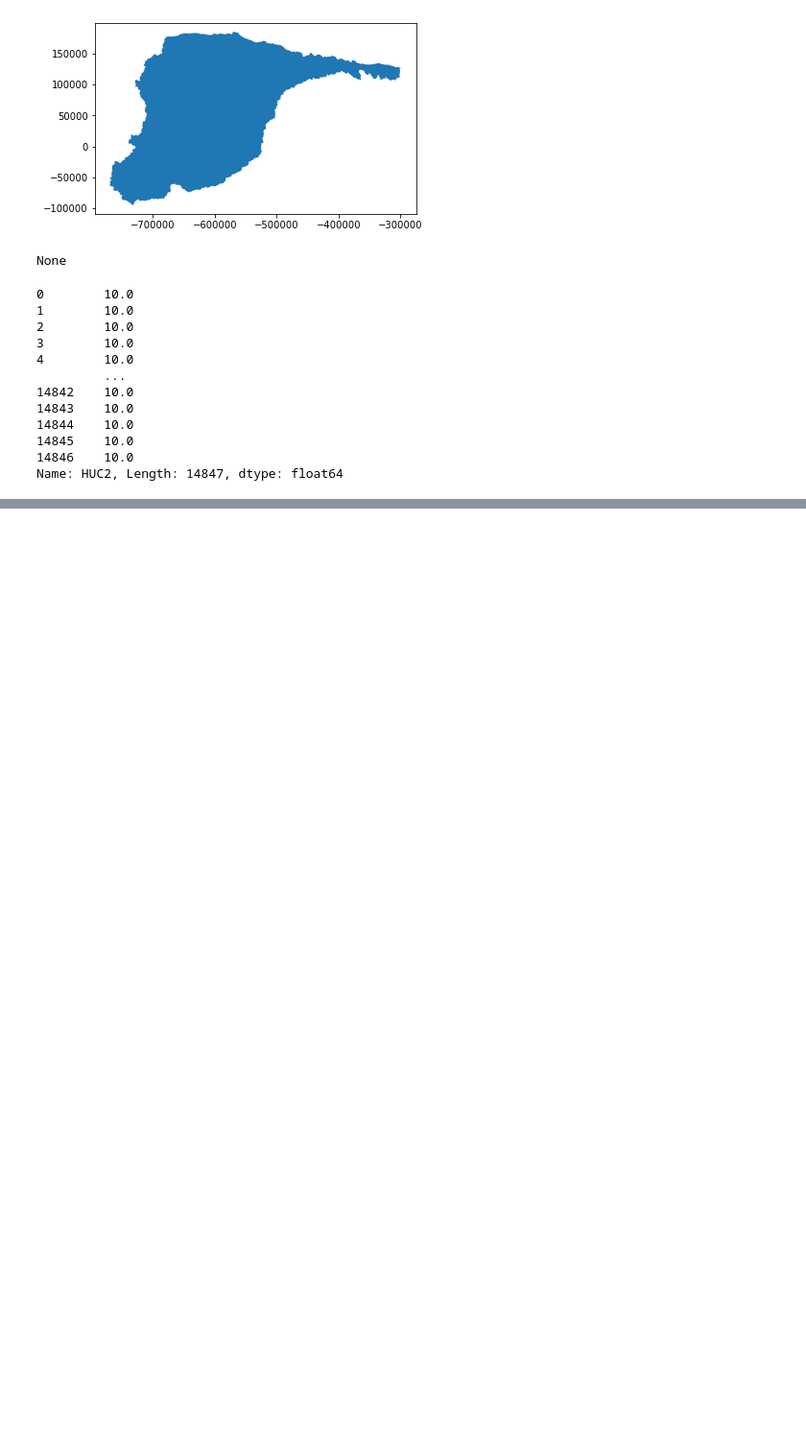
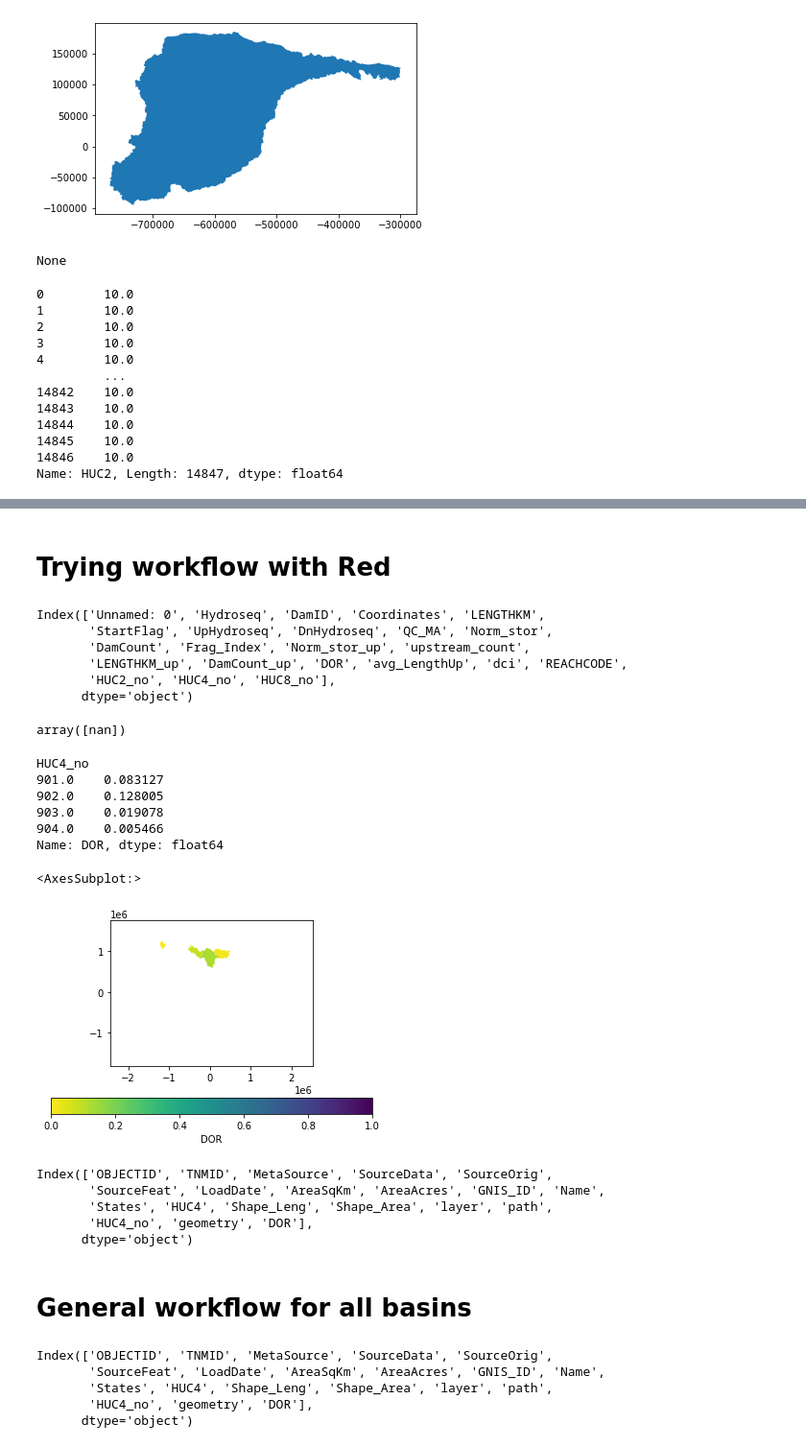
Before and after one commit to rspinti/River_bifurcation, a Jupyter notebook: Rachel_testing/dissolve_testing.ipynb, the cells around one changed output, grey strips where cells are left out. Shown at 96% size. Saved outputs shown, nothing was run; the diff lists cells and outputs as text; code cells hidden in the pictures; blank space fills up the shorter version.

```diff
--- a/Rachel_testing/dissolve_testing.ipynb
+++ b/Rachel_testing/dissolve_testing.ipynb
@@ -132,0 +127,68 @@ df_w_polygon
+# %% [markdown]
+# Trying workflow with Red
+# %%
+# 1. Read in Red csv
+Red_seg = pd.read_csv('Red_segGeo.csv')
+Red_flow =  pd.read_csv('/Users/rachelspinti/Documents/River_bifurcation/all_basins_unfiltered_workflow/Red.csv', usecols=['Hydroseq', 'REACHCODE', 'HUC2', 'HUC4', 'HUC8'])
+Red_flow = Red_flow.rename(columns={'HUC2': 'HUC2_no', 'HUC4': 'HUC4_no', 'HUC8': 'HUC8_no'})
+Red_merge = pd.merge(Red_seg, Red_flow, on = 'Hydroseq', how = 'left', left_index = True)
+Red_merge.columns
+# %% [output]
+Index(['Unnamed: 0', 'Hydroseq', 'DamID', 'Coordinates', 'LENGTHKM',
+       'StartFlag', 'UpHydroseq', 'DnHydroseq', 'QC_MA', 'Norm_stor',
+       'DamCount', 'Frag_Index', 'Norm_stor_up', 'upstream_count',
+       'LENGTHKM_up', 'DamCount_up', 'DOR', 'avg_LengthUp', 'dci', 'REACHCODE',
+       'HUC2_no', 'HUC4_no', 'HUC8_no'],
+      dtype='object')
+# %%
+Red_merge['dci'].unique()
+# %% [output]
+array([nan])
+# %%
+# 2. Group by the HUCs
+dor_test = Red_merge.groupby('HUC4_no')['DOR'].mean()
+dor_test
+# fragments0 = segments.pivot_table(values=['LENGTHKM', 'DamCount', 'Norm_stor'], index='Frag', aggfunc=sum)
+# %% [output]
+HUC4_no
+901.0    0.083127
+902.0    0.128005
+903.0    0.019078
+904.0    0.005466
+Name: DOR, dtype: float64
+# %%
+# huc4['DOR'] = huc4['HUC4']
+# dor_merge = pd.merge(huc4, dor_test, left_on = 'HUC4_no', right_on = 'HUC4', how = 'left')
+huc4 = huc4.join(dor_test, on = 'HUC4_no', how = 'left', lsuffix='_left', rsuffix='_right')
+# type(dor_merge)
+# %%
+# dor_merge.columns
+
+# var = "DOR_y"
+# # dor_mergeGeo[var] = dor_merge_up[var]
+# # dor_merge.plot()
+# dor_merge.plot(column=var, legend=True, cmap='viridis_r',
+#                  legend_kwds={'label': var, 'orientation': "horizontal"},
+#                  vmin=0, vmax=1)
+
+
+
+var = "DOR"
+# dor_mergeGeo[var] = dor_merge_up[var]
+# dor_merge.plot()
+huc4.plot(column=var, legend=True, cmap='viridis_r',
+                 legend_kwds={'label': var, 'orientation': "horizontal"},
+                 vmin=0, vmax=1)
+# %% [output]
+<AxesSubplot:>
+[figure, added]
+# %%
+huc4.columns
+# %% [output]
+Index(['OBJECTID', 'TNMID', 'MetaSource', 'SourceData', 'SourceOrig',
+       'SourceFeat', 'LoadDate', 'AreaSqKm', 'AreaAcres', 'GNIS_ID', 'Name',
+       'States', 'HUC4', 'Shape_Leng', 'Shape_Area', 'layer', 'path',
+       'HUC4_no', 'geometry', 'DOR'],
+      dtype='object')
+# %% [markdown]
+# General workflow for all basins
@@ -132,0 +235,8 @@ df_w_polygon
+# %%
+huc4.columns
+# %% [output]
+Index(['OBJECTID', 'TNMID', 'MetaSource', 'SourceData', 'SourceOrig',
+       'SourceFeat', 'LoadDate', 'AreaSqKm', 'AreaAcres', 'GNIS_ID', 'Name',
+       'States', 'HUC4', 'Shape_Leng', 'Shape_Area', 'layer', 'path',
+       'HUC4_no', 'geometry', 'DOR'],
+      dtype='object')
```
Also changed, not shown: parts of 8 cells of this notebook, 8 other files.
